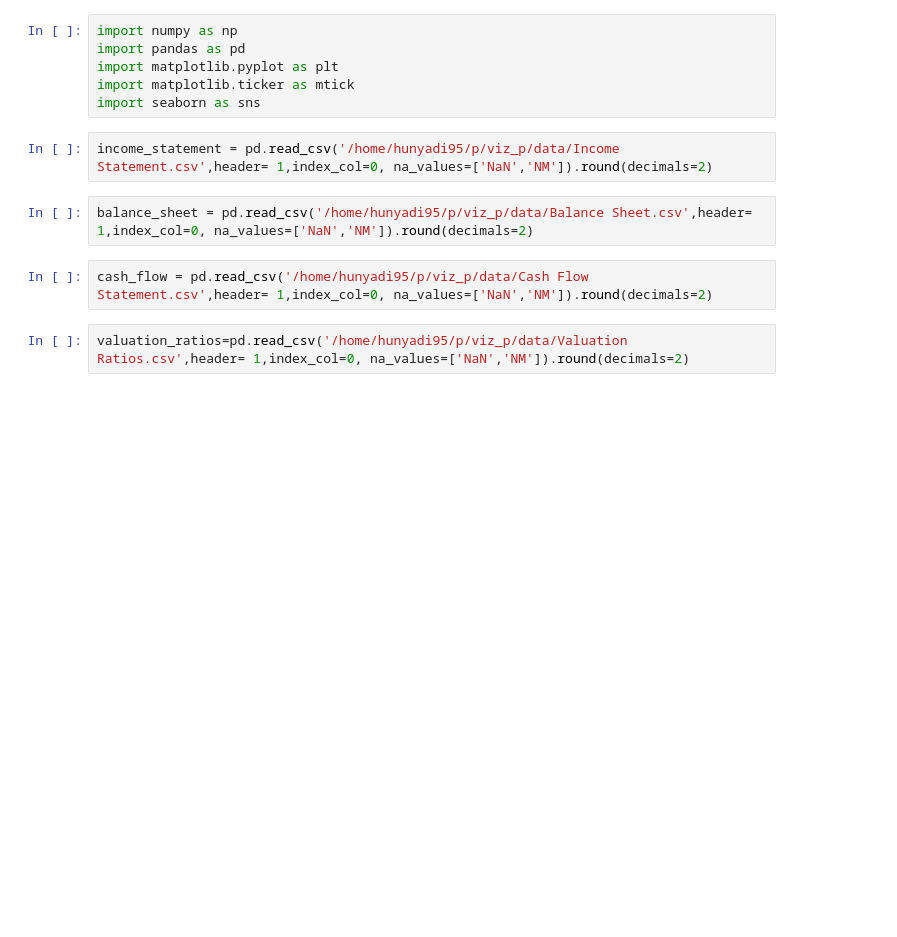
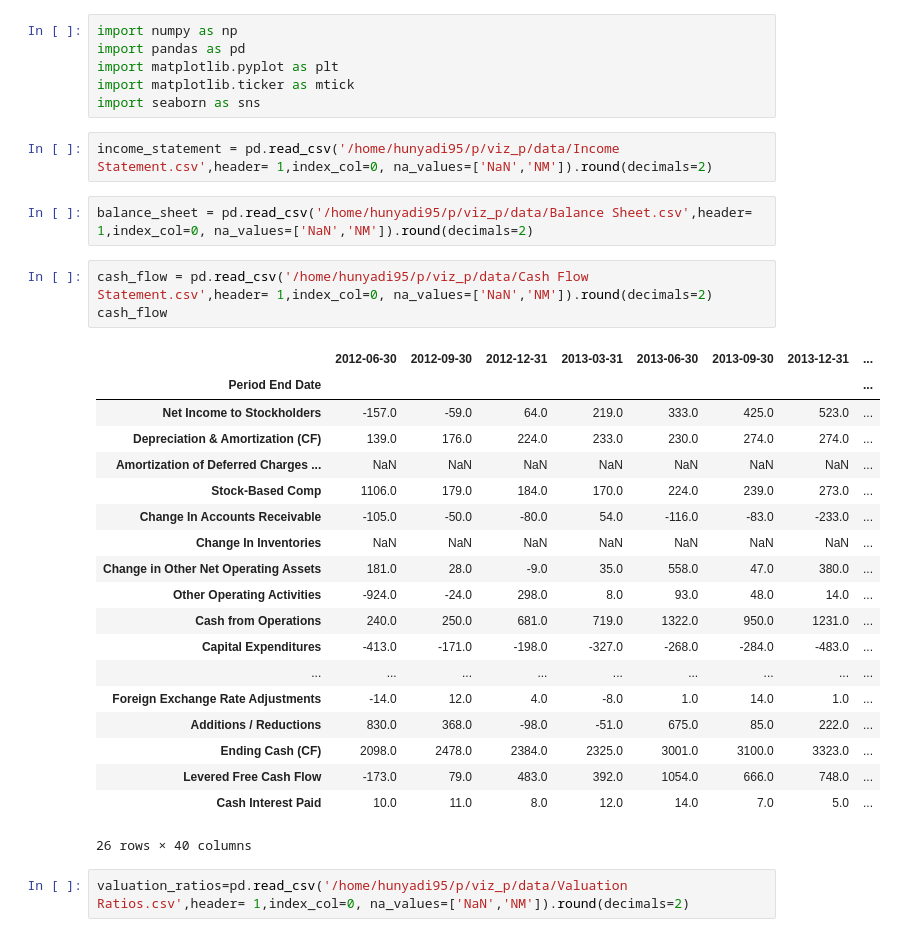
Before and after one commit to hunyadi95/Python-Visualization-of-stocks-fundamentals, a Jupyter notebook: main.ipynb, the cells around one changed output. Saved outputs shown, nothing was run; the diff lists cells and outputs as text; blank space fills up the shorter version.

```diff
--- a/main.ipynb
+++ b/main.ipynb
@@ -10,6 +10,27 @@ income_statement = pd.read_csv('/home/hunyadi95/p/viz_p/data/Income Statement.cs
 balance_sheet = pd.read_csv('/home/hunyadi95/p/viz_p/data/Balance Sheet.csv',header= 1,index_col=0, na_values=['NaN','NM']).round(decimals=2)
 # %%
 cash_flow = pd.read_csv('/home/hunyadi95/p/viz_p/data/Cash Flow Statement.csv',header= 1,index_col=0, na_values=['NaN','NM']).round(decimals=2)
+cash_flow
+# %% [output]
+|  | 2012-06-30 | 2012-09-30 | 2012-12-31 | 2013-03-31 | 2013-06-30 | 2013-09-30 | 2013-12-31 | ... |
+| Period End Date |  |  |  |  |  |  |  | ... |
+| Net Income to Stockholders | -157.0 | -59.0 | 64.0 | 219.0 | 333.0 | 425.0 | 523.0 | ... |
+| Depreciation & Amortization (CF) | 139.0 | 176.0 | 224.0 | 233.0 | 230.0 | 274.0 | 274.0 | ... |
+| Amortization of Deferred Charges ... | NaN | NaN | NaN | NaN | NaN | NaN | NaN | ... |
+| Stock-Based Comp | 1106.0 | 179.0 | 184.0 | 170.0 | 224.0 | 239.0 | 273.0 | ... |
+| Change In Accounts Receivable | -105.0 | -50.0 | -80.0 | 54.0 | -116.0 | -83.0 | -233.0 | ... |
+| Change In Inventories | NaN | NaN | NaN | NaN | NaN | NaN | NaN | ... |
+| Change in Other Net Operating Assets | 181.0 | 28.0 | -9.0 | 35.0 | 558.0 | 47.0 | 380.0 | ... |
+| Other Operating Activities | -924.0 | -24.0 | 298.0 | 8.0 | 93.0 | 48.0 | 14.0 | ... |
+| Cash from Operations | 240.0 | 250.0 | 681.0 | 719.0 | 1322.0 | 950.0 | 1231.0 | ... |
+| Capital Expenditures | -413.0 | -171.0 | -198.0 | -327.0 | -268.0 | -284.0 | -483.0 | ... |
+| ... | ... | ... | ... | ... | ... | ... | ... | ... |
+| Foreign Exchange Rate Adjustments | -14.0 | 12.0 | 4.0 | -8.0 | 1.0 | 14.0 | 1.0 | ... |
+| Additions / Reductions | 830.0 | 368.0 | -98.0 | -51.0 | 675.0 | 85.0 | 222.0 | ... |
+| Ending Cash (CF) | 2098.0 | 2478.0 | 2384.0 | 2325.0 | 3001.0 | 3100.0 | 3323.0 | ... |
+| Levered Free Cash Flow | -173.0 | 79.0 | 483.0 | 392.0 | 1054.0 | 666.0 | 748.0 | ... |
+| Cash Interest Paid | 10.0 | 11.0 | 8.0 | 12.0 | 14.0 | 7.0 | 5.0 | ... |
+26 rows × 40 columns
 # %%
 valuation_ratios=pd.read_csv('/home/hunyadi95/p/viz_p/data/Valuation Ratios.csv',header= 1,index_col=0, na_values=['NaN','NM']).round(decimals=2)
 # %%
```
Also changed, not shown: parts of 3 cells of this notebook.
